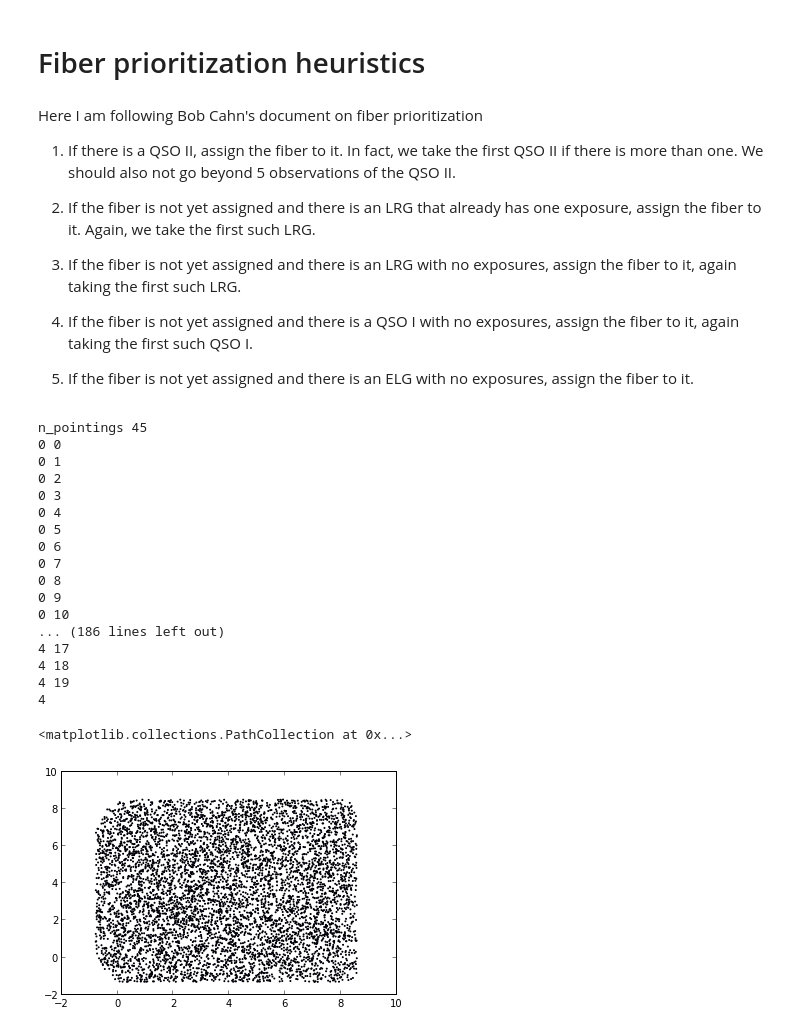
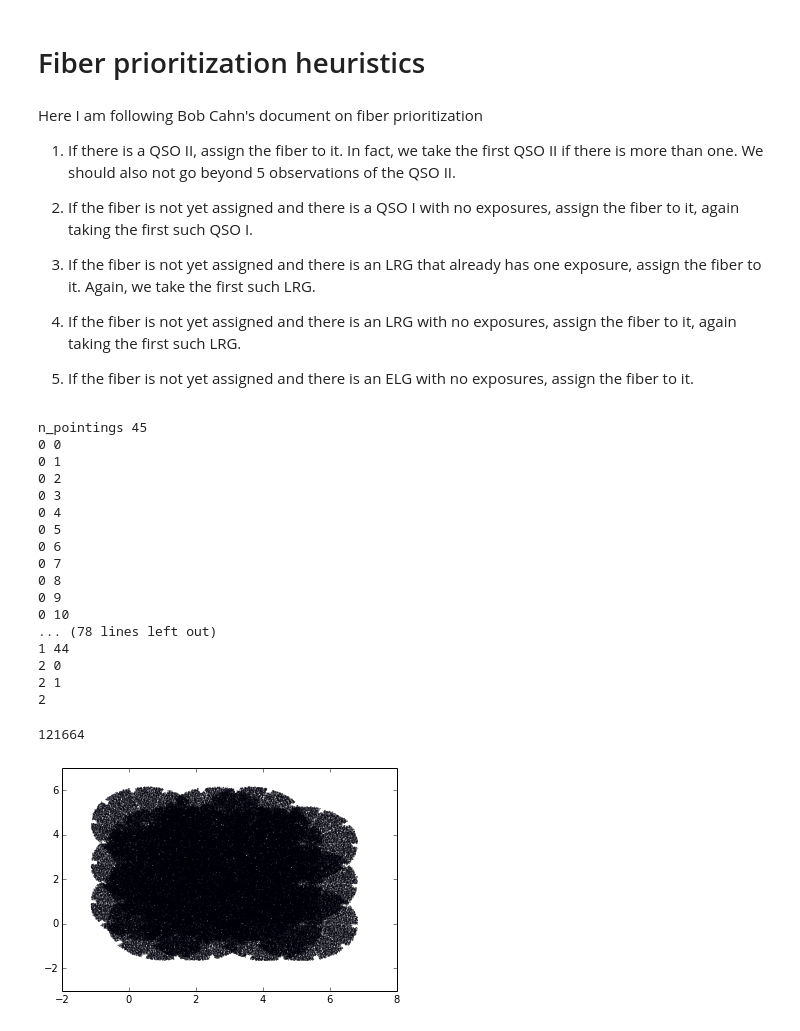
Before and after one commit to forero/FiberDESI, a Jupyter notebook: src/EffectCorrelationFunction.ipynb, the cells around one changed output. Cells and saved outputs as stored; diff of their text form; code cells hidden in the pictures.

```diff
--- a/src/EffectCorrelationFunction.ipynb
+++ b/src/EffectCorrelationFunction.ipynb
@@ -130,14 +134,14 @@ positioner_y_deg  = positioner_y /plate_scale
 # %% [output]
 plate scale: 248.18904 mm/deg
 # %%
-
 plate_radius = 406.0/plate_scale
-patrol_radius = 5.2/plate_scale # this number is required in order not to have positioners overlap (in flat sky)
-print "The rough footprint of the plate is"
+patrol_radius = 6.0/plate_scale
+print "The rough footprint of the plate is:"
 print pi*(plate_radius)**2, "degrees"
-print "The patrol radius is"
+print "The patrol radius is:"
 print patrol_radius, "degrees"
-print "The plate radius is "
+print "The plate radius is:"
 print plate_radius, "degres"
-print size(positioner_x_deg) * pi * (patrol_radius)**2
+print "area covered by all the positioners:"
+print size(positioner_x_deg) * pi * (patrol_radius)**2, "degrees"
 # %% [output]
@@ -168,10 +173,10 @@ sky lenght size 8.36660026534
 # %% [markdown]
 Now I generate the galaxies positions taking into account the range of possibles values of x and y from the pointings positions
 # %%
-min_x_gals = min(x_pointing) - 0.8*plate_radius
-max_x_gals = max(x_pointing) + 0.8*plate_radius
-min_y_gals = min(y_pointing) - 0.8*plate_radius
-max_y_gals = max(y_pointing) + 0.8*plate_radius
+min_x_gals = min(x_pointing) - 1.0*plate_radius
+max_x_gals = max(x_pointing) + 1.0*plate_radius
+min_y_gals = min(y_pointing) - 1.0*plate_radius
+max_y_gals = max(y_pointing) + 1.0*plate_radius
 delta_x_gals = max_x_gals - min_x_gals
 delta_y_gals = max_y_gals - min_y_gals
 
@@ -211,6 +216,7 @@ gal_pos_x = random.random(n_total_gals) * delta_x_gals  + min_x_gals
 gal_pos_y = random.random(n_total_gals) * delta_y_gals  + min_y_gals
 gal_type = arange(n_total_gals)
 gal_ntimes_targeted = int_(zeros(n_total_gals))
+gal_taken = int_(zeros(n_total_gals)) #marks whether the galaxy was taken in a given pass
 
 gal_type[0:n_total_LRG] = LRG
 now_ID = n_total_LRG
@@ -232,11 +238,11 @@ Here I am following Bob Cahn's document on fiber prioritization
 
 1. If there is a QSO II, assign the fiber to it. In fact, we take the first QSO II if there is more than one. We should also not go beyond 5 observations of the QSO II.
 
-2. If the fiber is not yet assigned and there is an LRG that already has one exposure, assign the fiber to it. Again, we take the first such LRG.
+2. If the fiber is not yet assigned and there is a QSO I with no exposures, assign the fiber to it, again taking the first such QSO I.
 
-3. If the fiber is not yet assigned and there is an LRG with no exposures, assign the fiber to it, again taking the first such LRG.
+3. If the fiber is not yet assigned and there is an LRG that already has one exposure, assign the fiber to it. Again, we take the first such LRG.
 
-4. If the fiber is not yet assigned and there is a QSO I with no exposures, assign the fiber to it, again taking the first such QSO I.
+4. If the fiber is not yet assigned and there is an LRG with no exposures, assign the fiber to it, again taking the first such LRG.
 
 5. If the fiber is not yet assigned and there is an ELG with no exposures, assign the fiber to it.
 # %%
@@ -297,9 +305,11 @@ data[:,1] = gal_pos_y[:]
 data_tree = KDTree(data, leafsize=8)
 # %%
 gal_ntimes_targeted[:] = 0
+
 n_passes = 6
 n_gal_type = 4
 n_pointings = size(x_pointing)
+n_fibers = size(positioner_x_deg)
 
 print "n_pointings", n_pointings
 
@@ -312,14 +322,16 @@ for i_pass in range(n_passes):
         x_tile = x_pointing[i_point] + (2.0*patrol_radius * (random.random()-0.5))
         y_tile = y_pointing[i_point] + (2.0*patrol_radius * (random.random()-0.5))
         print i_pass, i_point
-        for x_fiber, y_fiber in zip(positioner_x_deg, positioner_y_deg):
-            x_center = x_tile + x_fiber
-            y_center = y_tile + y_fiber
-            #now that there is no possibility of fiber collisions I go fiber by fiber in each tile
-            #assigning fibers to galaxies
-            observed_ID = find_galaxy(data_tree, gal_pos_x, gal_pos_y, gal_type, gal_ntimes_targeted,
+        gal_taken[:] = False
+        for i_fiber in range(n_fibers):
+            x_center = x_tile + positioner_x_deg[i_fiber]
+            y_center = y_tile + positioner_y_deg[i_fiber]
+
+            observed_ID = find_galaxy(data_tree, gal_pos_x, gal_pos_y, gal_type, gal_ntimes_targeted, gal_taken,
                                   center_x=x_center, center_y=y_center, radius=patrol_radius)
+
             if(observed_ID!=-1):
+                gal_taken[observed_ID] = True
                 gal_ntimes_targeted[observed_ID] = gal_ntimes_targeted[observed_ID]+1
                 pointing_stats[i_point, i_pass, gal_type[observed_ID]]= pointing_stats[i_point, i_pass, gal_type[observed_ID]] + 1
 # %% [output]
@@ -335,17 +347,18 @@ n_pointings 45
 0 8
 0 9
 0 10
-... (186 lines left out)
-4 17
-4 18
-4 19
-4
+... (78 lines left out)
+1 44
+2 0
+2 1
+2
 # %%
-observed = where(gal_ntimes_targeted>4)
-scatter(gal_pos_x[observed], gal_pos_y[observed], s=1)
+observed = where(gal_ntimes_targeted>0)
+scatter(gal_pos_x[observed], gal_pos_y[observed], s=0.1)
+print size(observed)
 # %% [output]
-<matplotlib.collections.PathCollection at 0x...>
+121664
-[figure, old version]
+[figure, new version]
 # %%
 scatter(gal_type[observed], gal_ntimes_targeted[observed])
 # %% [output]
```
Also changed, not shown: parts of 14 cells of this notebook.
